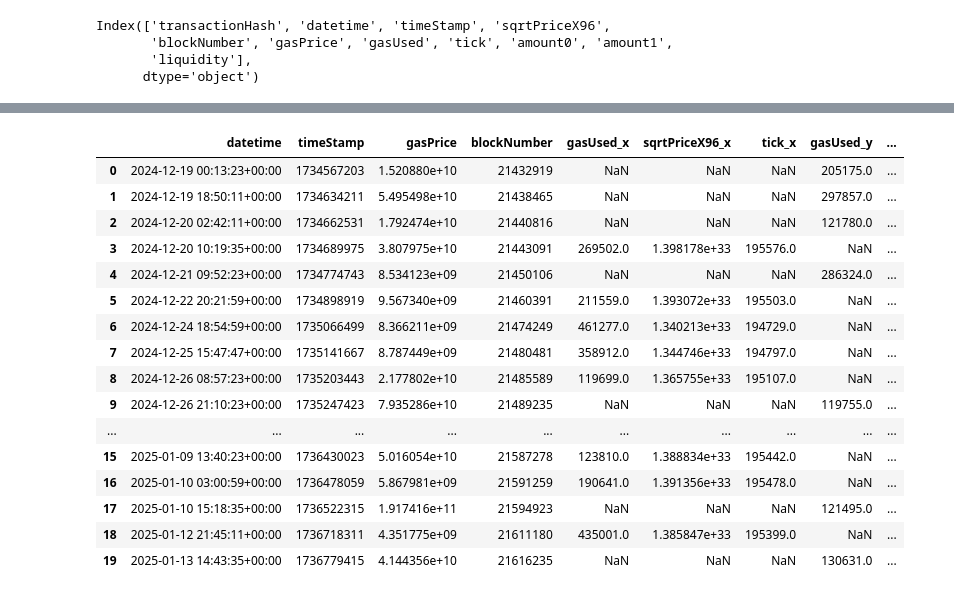
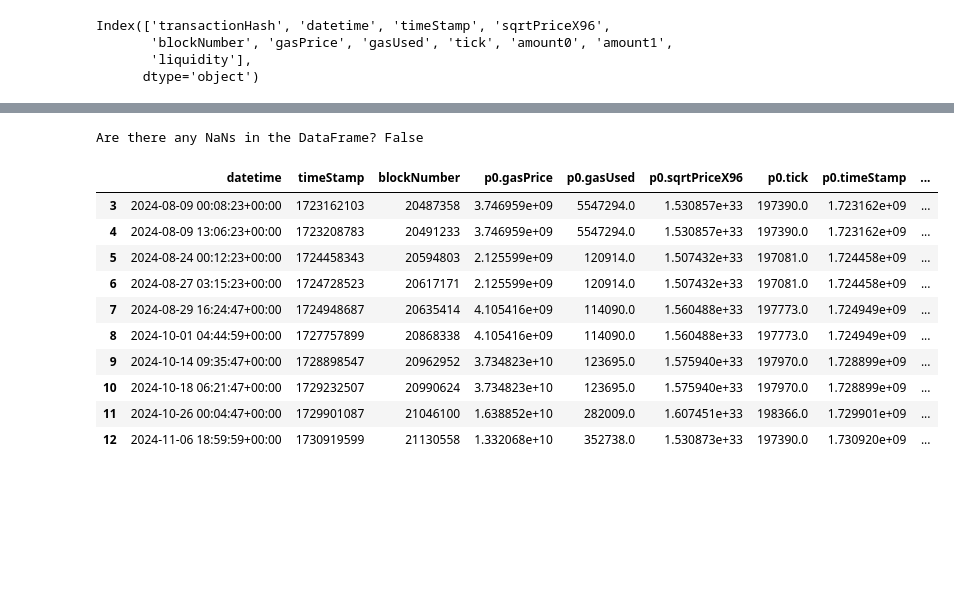
Before and after one commit to scaperothian/arbitrage_playground, a Jupyter notebook: notebooks/GasFees_Issue30.ipynb, the cells around one changed output, grey strips where cells are left out. Saved outputs shown, nothing was run; the diff lists cells and outputs as text; code cells hidden in the pictures; blank space fills up the shorter version.

```diff
--- a/notebooks/GasFees_Issue30.ipynb
+++ b/notebooks/GasFees_Issue30.ipynb
@@ -50,7 +50,9 @@ def find_pool_pairs(thegraph_api_key, location):
                 'address':address,
                 'feeTier':int(metadata['feeTier'])*1e-6,
                 'token0':metadata['token0']['symbol'],
-                'token1':metadata['token1']['symbol']
+                'token1':metadata['token1']['symbol'],
+                'token0_decimal':metadata['token0']['decimals'],
+                'token1_decimal':metadata['token1']['decimals']
             }
             pools.append(pool)
         else:
@@ -106,6 +108,9 @@ p1 = pd.read_csv(pool_pairs_list[0]['pool1']['filename'])
 
 p0_fee_tier = pool_pairs_list[0]['pool0']['feeTier']
 p1_fee_tier = pool_pairs_list[0]['pool1']['feeTier']
+
+token0_decimal = int(pool_pairs_list[0]['pool0']['token0_decimal'])
+token1_decimal = int(pool_pairs_list[0]['pool0']['token1_decimal'])
 # %%
 p0.columns
 # %% [output]
@@ -114,5 +119,7 @@ Index(['transactionHash', 'datetime', 'timeStamp', 'sqrtPriceX96',
        'liquidity'],
       dtype='object')
 # %%
-small_p0 = p0[['datetime','timeStamp','gasPrice','blockNumber','gasUsed','sqrtPriceX96','tick']].sample(10).sort_values(by='datetime')
-small_p1 = p1[['datetime','timeStamp','gasPrice','blockNumber','gasUsed','sqrtPriceX96','tick']].sample(10).sort_values(by='datetime')
+small_p0 = p0[['datetime','timeStamp','blockNumber','gasPrice','gasUsed','sqrtPriceX96','tick']].sample(10).sort_values(by='datetime')
+small_p0['timeStamp2'] = small_p0['timeStamp']
+small_p1 = p1[['datetime','timeStamp','blockNumber','gasPrice','gasUsed','sqrtPriceX96','tick']].sample(10).sort_values(by='datetime')
+small_p1['timeStamp2'] = small_p1['timeStamp']
@@ -119,21 +149,44 @@ small_p1 = p1[['datetime','timeStamp','gasPrice','blockNumber','gasUsed','sqrtPr
 # %%
-pools = pd.merge(small_p0, small_p1, on=['datetime','timeStamp','gasPrice','blockNumber'],how='outer')
-pools
+
+pools = pd.merge(small_p0, small_p1, on=['datetime','timeStamp','blockNumber'],how='outer')
+pools = pools.ffill().reset_index(drop=True)
+
+# Rename columns
+pools = pools.rename(
+    columns=lambda col: f"p0.{col.replace('_x', '')}" if '_x' in col else
+                        f"p1.{col.replace('_y', '')}" if '_y' in col else col
+)
+pools = pools.rename(columns={'p0.timeStamp2':'p0.timeStamp','p1.timeStamp2':'p1.timeStamp'})
+
+pools['p0.price_usdc'] = ((pools['p0.sqrtPriceX96'] / 2**96)**2 / 10**(token1_decimal-token0_decimal)) **-1
+pools['p0.gas_fees_usdc'] = (pools['p0.gasPrice'] / 1e9 )*(pools['p0.gasUsed'] / 1e9) * pools['p0.price_usdc']
+
+pools['p1.price_usdc'] = ((pools['p1.sqrtPriceX96'] / 2**96)**2 / 10**(token1_decimal-token0_decimal)) **-1
+pools['p1.gas_fees_usdc'] = (pools['p1.gasPrice'] / 1e9 )*(pools['p1.gasUsed'] / 1e9) * pools['p1.price_usdc']
+
+# Find the first row with NaNs...
+new_first_row = pools['p1.sqrtPriceX96'].first_valid_index()
+pools = pools.iloc[new_first_row:]
+
+# Find the first row with NaNs...
+new_first_row = pools['p0.sqrtPriceX96'].first_valid_index()
+pools = pools.iloc[new_first_row:]
+
+has_nans = pools.isna().any().any()
+print("Are there any NaNs in the DataFrame?", has_nans)
+
+
+pools.head(10).sort_values(by='timeStamp')
 # %% [output]
+Are there any NaNs in the DataFrame? False
-|  | datetime | timeStamp | gasPrice | blockNumber | gasUsed_x | sqrtPriceX96_x | tick_x | gasUsed_y | ... |
-| 0 | 2024-12-19 00:13:23+00:00 | 1734567203 | 1.520880e+10 | 21432919 | NaN | NaN | NaN | 205175.0 | ... |
-| 1 | 2024-12-19 18:50:11+00:00 | 1734634211 | 5.495498e+10 | 21438465 | NaN | NaN | NaN | 297857.0 | ... |
-| 2 | 2024-12-20 02:42:11+00:00 | 1734662531 | 1.792474e+10 | 21440816 | NaN | NaN | NaN | 121780.0 | ... |
-| 3 | 2024-12-20 10:19:35+00:00 | 1734689975 | 3.807975e+10 | 21443091 | 269502.0 | 1.398178e+33 | 195576.0 | NaN | ... |
-| 4 | 2024-12-21 09:52:23+00:00 | 1734774743 | 8.534123e+09 | 21450106 | NaN | NaN | NaN | 286324.0 | ... |
-| 5 | 2024-12-22 20:21:59+00:00 | 1734898919 | 9.567340e+09 | 21460391 | 211559.0 | 1.393072e+33 | 195503.0 | NaN | ... |
-| 6 | 2024-12-24 18:54:59+00:00 | 1735066499 | 8.366211e+09 | 21474249 | 461277.0 | 1.340213e+33 | 194729.0 | NaN | ... |
-| 7 | 2024-12-25 15:47:47+00:00 | 1735141667 | 8.787449e+09 | 21480481 | 358912.0 | 1.344746e+33 | 194797.0 | NaN | ... |
-| 8 | 2024-12-26 08:57:23+00:00 | 1735203443 | 2.177802e+10 | 21485589 | 119699.0 | 1.365755e+33 | 195107.0 | NaN | ... |
-| 9 | 2024-12-26 21:10:23+00:00 | 1735247423 | 7.935286e+10 | 21489235 | NaN | NaN | NaN | 119755.0 | ... |
-| ... | ... | ... | ... | ... | ... | ... | ... | ... | ... |
-| 15 | 2025-01-09 13:40:23+00:00 | 1736430023 | 5.016054e+10 | 21587278 | 123810.0 | 1.388834e+33 | 195442.0 | NaN | ... |
-| 16 | 2025-01-10 03:00:59+00:00 | 1736478059 | 5.867981e+09 | 21591259 | 190641.0 | 1.391356e+33 | 195478.0 | NaN | ... |
-| 17 | 2025-01-10 15:18:35+00:00 | 1736522315 | 1.917416e+11 | 21594923 | NaN | NaN | NaN | 121495.0 | ... |
-| 18 | 2025-01-12 21:45:11+00:00 | 1736718311 | 4.351775e+09 | 21611180 | 435001.0 | 1.385847e+33 | 195399.0 | NaN | ... |
-| 19 | 2025-01-13 14:43:35+00:00 | 1736779415 | 4.144356e+10 | 21616235 | NaN | NaN | NaN | 130631.0 | ... |
+|  | datetime | timeStamp | blockNumber | p0.gasPrice | p0.gasUsed | p0.sqrtPriceX96 | p0.tick | p0.timeStamp | ... |
+| 3 | 2024-08-09 00:08:23+00:00 | 1723162103 | 20487358 | 3.746959e+09 | 5547294.0 | 1.530857e+33 | 197390.0 | 1.723162e+09 | ... |
+| 4 | 2024-08-09 13:06:23+00:00 | 1723208783 | 20491233 | 3.746959e+09 | 5547294.0 | 1.530857e+33 | 197390.0 | 1.723162e+09 | ... |
+| 5 | 2024-08-24 00:12:23+00:00 | 1724458343 | 20594803 | 2.125599e+09 | 120914.0 | 1.507432e+33 | 197081.0 | 1.724458e+09 | ... |
+| 6 | 2024-08-27 03:15:23+00:00 | 1724728523 | 20617171 | 2.125599e+09 | 120914.0 | 1.507432e+33 | 197081.0 | 1.724458e+09 | ... |
+| 7 | 2024-08-29 16:24:47+00:00 | 1724948687 | 20635414 | 4.105416e+09 | 114090.0 | 1.560488e+33 | 197773.0 | 1.724949e+09 | ... |
+| 8 | 2024-10-01 04:44:59+00:00 | 1727757899 | 20868338 | 4.105416e+09 | 114090.0 | 1.560488e+33 | 197773.0 | 1.724949e+09 | ... |
+| 9 | 2024-10-14 09:35:47+00:00 | 1728898547 | 20962952 | 3.734823e+10 | 123695.0 | 1.575940e+33 | 197970.0 | 1.728899e+09 | ... |
+| 10 | 2024-10-18 06:21:47+00:00 | 1729232507 | 20990624 | 3.734823e+10 | 123695.0 | 1.575940e+33 | 197970.0 | 1.728899e+09 | ... |
+| 11 | 2024-10-26 00:04:47+00:00 | 1729901087 | 21046100 | 1.638852e+10 | 282009.0 | 1.607451e+33 | 198366.0 | 1.729901e+09 | ... |
+| 12 | 2024-11-06 18:59:59+00:00 | 1730919599 | 21130558 | 1.332068e+10 | 352738.0 | 1.530873e+33 | 197390.0 | 1.730920e+09 | ... |
```
Also changed, not shown: parts of 9 cells of this notebook, 2 other files.
